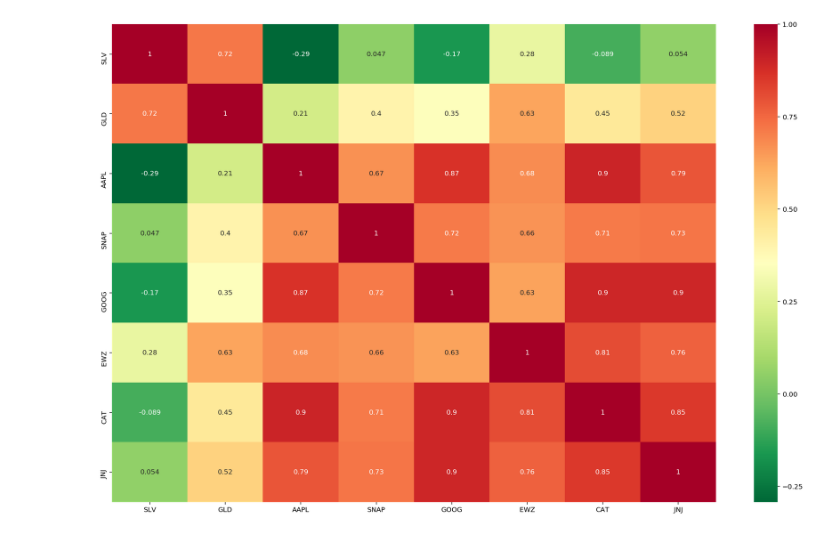
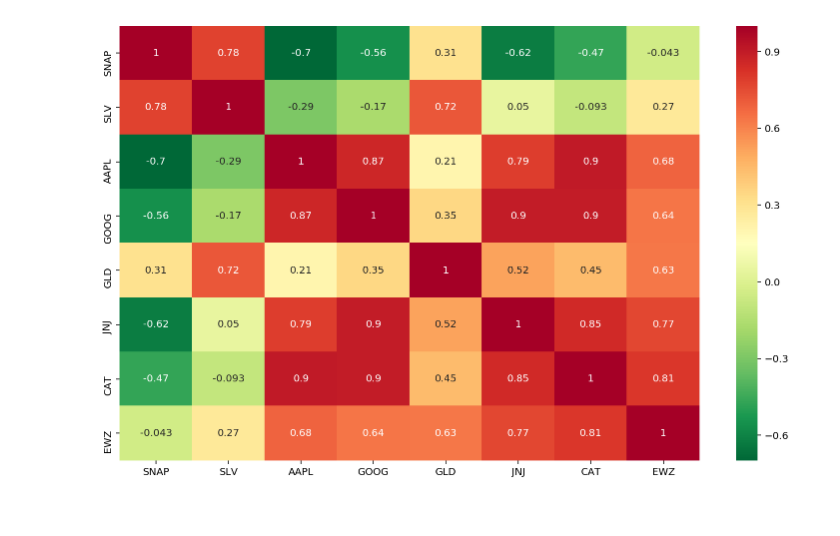
Before and after one commit to samchaaa/alpaca_correlation_viz, a Jupyter notebook: notebook.ipynb, the cells around one changed output. Saved outputs shown, nothing was run; the diff lists cells and outputs as text; code cells hidden in the pictures.

```diff
--- a/notebook.ipynb
+++ b/notebook.ipynb
@@ -27,10 +32,11 @@ def correlation(equity_list):
     for symbol in equity_list:
         try:
             symbol_df = get_bars(symbol)
-            df = pd.concat([df, symbol_df], axis=1).fillna(0)
+            df = pd.concat([df, symbol_df], axis=1)
             equity_columns.append(symbol)
         except:
             print('Exception with {}'.format(symbol))
+
     df.columns = equity_columns
 
     # Get correlation and sort by sum
@@ -53,10 +59,8 @@ df = correlation(pos_list)
 # %%
 # Call the df with the list from summed correlation, sorted ascending.
-plt.figure(figsize=(20,13))
-sns.heatmap(
-    df,
-    annot=True,
-    cmap="RdYlGn_r"
-);
+plt.figure(figsize=(13,8))
+sns.heatmap(correlation(pos_list),
+            annot=True,
+            cmap="RdYlGn_r");
 # %% [output]
-[figure, old version]
+[figure, new version]
```
Also changed, not shown: parts of 11 cells of this notebook.
